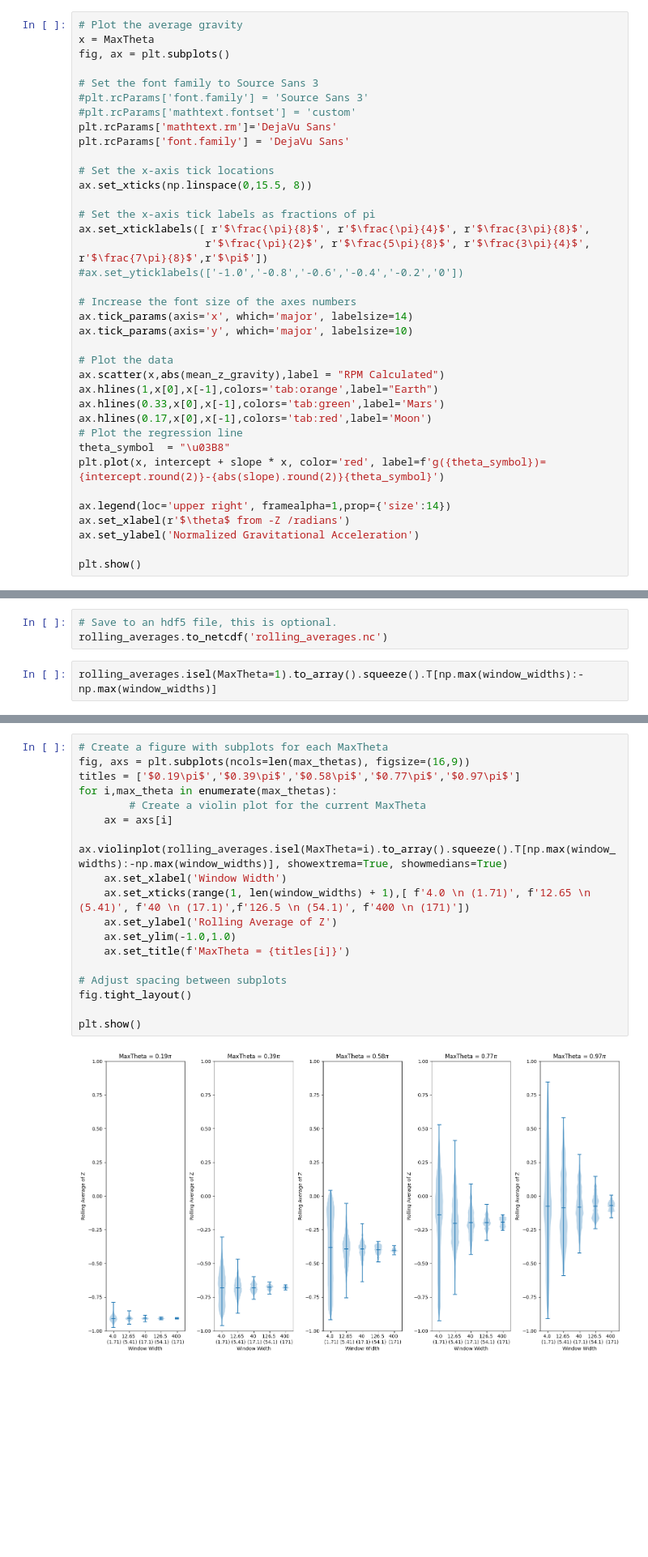
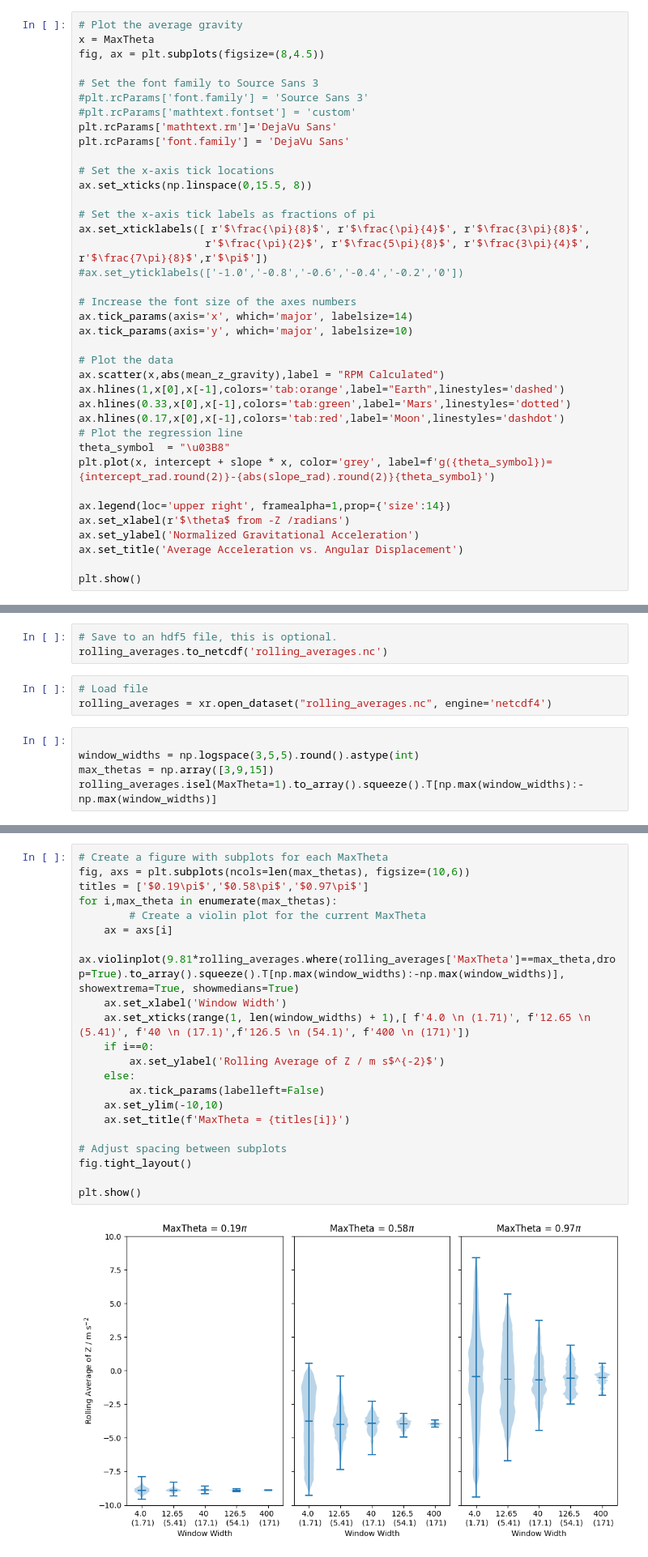
Before and after one commit to MrMattHumbert/RPM, a Jupyter notebook: setup_analysis.ipynb, the cells around one changed output, grey strips where cells are left out. Shown at 81% size. Drawn from its saved outputs; the diff is of its cells as text; blank space fills up the shorter version.

```diff
--- a/setup_analysis.ipynb
+++ b/setup_analysis.ipynb
@@ -170,7 +232,7 @@ slope, intercept = np.polyfit(MaxTheta[:45],abs(mean_z_gravity[:45]),1)
 # %%
 # Plot the average gravity
 x = MaxTheta
-fig, ax = plt.subplots()
+fig, ax = plt.subplots(figsize=(8,4.5))
 
 # Set the font family to Source Sans 3
 #plt.rcParams['font.family'] = 'Source Sans 3'
@@ -192,16 +254,17 @@ ax.tick_params(axis='y', which='major', labelsize=10)
 
 # Plot the data
 ax.scatter(x,abs(mean_z_gravity),label = "RPM Calculated")
-ax.hlines(1,x[0],x[-1],colors='tab:orange',label="Earth")
-ax.hlines(0.33,x[0],x[-1],colors='tab:green',label='Mars')
-ax.hlines(0.17,x[0],x[-1],colors='tab:red',label='Moon')
+ax.hlines(1,x[0],x[-1],colors='tab:orange',label="Earth",linestyles='dashed')
+ax.hlines(0.33,x[0],x[-1],colors='tab:green',label='Mars',linestyles='dotted')
+ax.hlines(0.17,x[0],x[-1],colors='tab:red',label='Moon',linestyles='dashdot')
 # Plot the regression line
 theta_symbol  = "\u03B8"
-plt.plot(x, intercept + slope * x, color='red', label=f'g({theta_symbol})={intercept.round(2)}-{abs(slope).round(2)}{theta_symbol}')
+plt.plot(x, intercept + slope * x, color='grey', label=f'g({theta_symbol})={intercept_rad.round(2)}-{abs(slope_rad).round(2)}{theta_symbol}')
 
 ax.legend(loc='upper right', framealpha=1,prop={'size':14})
 ax.set_xlabel(r'$\theta$ from -Z /radians')
 ax.set_ylabel('Normalized Gravitational Acceleration')
+ax.set_title('Average Acceleration vs. Angular Displacement')
 
 plt.show()
 # %% [output]
@@ -331,6 +395,12 @@ for theta in max_thetas:
 # %%
 # Save to an hdf5 file, this is optional.
 rolling_averages.to_netcdf('rolling_averages.nc')
+# %%
+# Load file
+rolling_averages = xr.open_dataset("rolling_averages.nc", engine='netcdf4')
 # %%
+
+window_widths = np.logspace(3,5,5).round().astype(int)
+max_thetas = np.array([3,9,15])
 rolling_averages.isel(MaxTheta=1).to_array().squeeze().T[np.max(window_widths):-np.max(window_widths)]
 # %% [output]
@@ -349,24 +419,27 @@ Coordinates:
 Dimensions without coordinates: Time
 # %%
 # Create a figure with subplots for each MaxTheta
-fig, axs = plt.subplots(ncols=len(max_thetas), figsize=(16,9))
-titles = ['$0.19\pi$','$0.39\pi$','$0.58\pi$','$0.77\pi$','$0.97\pi$']
+fig, axs = plt.subplots(ncols=len(max_thetas), figsize=(10,6))
+titles = ['$0.19\pi$','$0.58\pi$','$0.97\pi$']
 for i,max_theta in enumerate(max_thetas):
         # Create a violin plot for the current MaxTheta
     ax = axs[i]
-    ax.violinplot(rolling_averages.isel(MaxTheta=i).to_array().squeeze().T[np.max(window_widths):-np.max(window_widths)], showextrema=True, showmedians=True)
+    ax.violinplot(9.81*rolling_averages.where(rolling_averages['MaxTheta']==max_theta,drop=True).to_array().squeeze().T[np.max(window_widths):-np.max(window_widths)], showextrema=True, showmedians=True)
     ax.set_xlabel('Window Width')
     ax.set_xticks(range(1, len(window_widths) + 1),[ f'4.0 \n (1.71)', f'12.65 \n (5.41)', f'40 \n (17.1)',f'126.5 \n (54.1)', f'400 \n (171)'])
-    ax.set_ylabel('Rolling Average of Z')
-    ax.set_ylim(-1.0,1.0)
+    if i==0:
+        ax.set_ylabel('Rolling Average of Z / m s$^{-2}$')
+    else:
+        ax.tick_params(labelleft=False)
+    ax.set_ylim(-10,10)
     ax.set_title(f'MaxTheta = {titles[i]}')
 
 # Adjust spacing between subplots
 fig.tight_layout()
 
 plt.show()
 # %% [output]
-[figure, old version]
+[figure, new version]
 # %% [markdown]
 # Output to G-code
 
```
Also changed, not shown: parts of 16 cells of this notebook, 1 other file.
